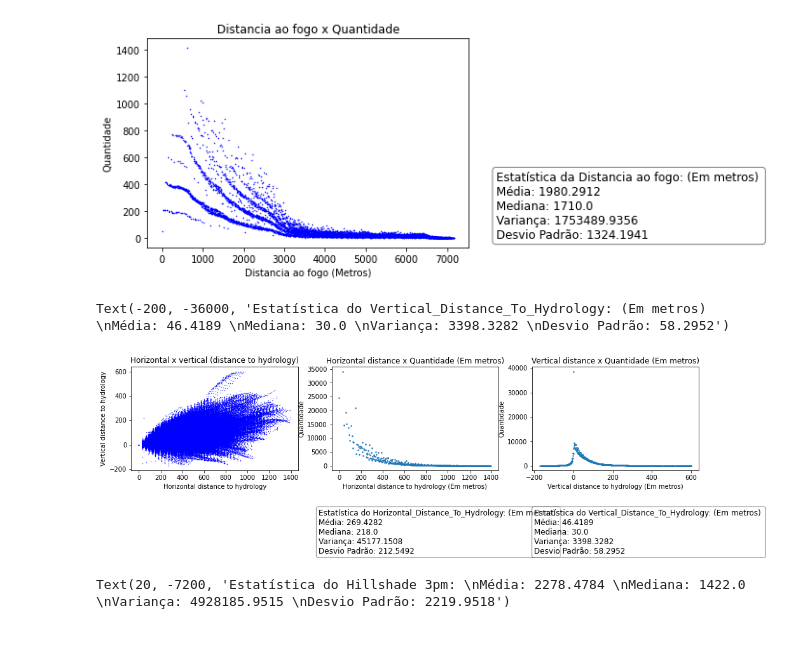
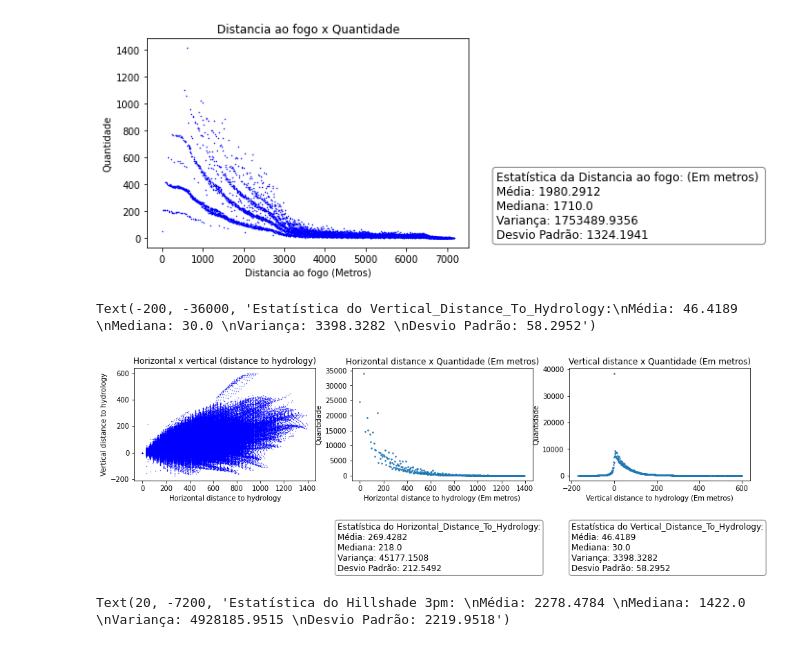
Before and after one commit to elloa-uea/projeto-pratico-3-rna-pp3-team-final, a Jupyter notebook: notebooks/PP3.2 - Conhecendo o Conjunto de Dados.ipynb, the cells around one changed output. Saved outputs shown, nothing was run; the diff lists cells and outputs as text; code cells hidden in the pictures.

```diff
--- a/notebooks/PP3.2 - Conhecendo o Conjunto de Dados.ipynb
+++ b/notebooks/PP3.2 - Conhecendo o Conjunto de Dados.ipynb
@@ -267,12 +267,11 @@ Text(8200, 0, 'Estatística da Distancia ao fogo: (Em metros) \nMédia: 1980.291
 [figure]
 [figure]
 # %%
-# Calculos estatisticos
+# Calculos estatisticos para os atributos Distance_To_Hydrology
 
 # criacao do numpy array para auxiliar o calculo
 HorizontalHidrografia = np.array(df["Horizontal_Distance_To_Hydrology"].values)
 VerticalHidrografia = np.array(df["Vertical_Distance_To_Hydrology"].values)
-
 # Ordenacao dos vetores
 HorizontalHidrografia.sort()
 VerticalHidrografia.sort()
@@ -280,15 +279,12 @@ VerticalHidrografia.sort()
 # Calculo da media
 mediaHorizontalHidrografia = round(np.mean(HorizontalHidrografia), 4)
 mediaVerticalHidrografia = round(np.mean(VerticalHidrografia), 4)
-
 # Calculo do desvio padrao
 desvioHorizontalHidrografia = round(np.std(HorizontalHidrografia), 4)
 desvioVerticalHidrografia = round(np.std(VerticalHidrografia), 4)
-
 # Calculo da variancia
 varianciaHorizontalHidrografia = round(np.var(HorizontalHidrografia), 4)
 varianciaVerticalHidrografia = round(np.var(VerticalHidrografia), 4)
-
 # Calculo da mediana
 medianaHorizontalHidrografia = round(np.median(HorizontalHidrografia), 4)
 medianaVerticalHidrografia = round(np.median(VerticalHidrografia), 4)
@@ -297,22 +293,22 @@ medianaVerticalHidrografia = round(np.median(VerticalHidrografia), 4)
 # Plot dos graficos para o atributo Distance_To_Hydrology (Vertical e Horizontal)
 f_hydro = plt.figure(figsize=(16,3))
 
-# Plot do grafico scatter para a distancia real (horizontal e vertical) para hidrografia
+# criacao dos vetores de distancia horizontal e vertical
 dfHidrografiaX = df["Horizontal_Distance_To_Hydrology"]
 dfHidrografiaY = df["Vertical_Distance_To_Hydrology"]
 
+# Criacao dos subplots
 bx1 = f_hydro.add_subplot(131)
 bx2 = f_hydro.add_subplot(132)
 bx3 = f_hydro.add_subplot(133)
 
-
+# Plot do grafico scatter para a distancia real (horizontal e vertical) para hidrografia
 bx1.set_title("Horizontal x vertical (distance to hydrology)")
 bx1.set_xlabel("Horizontal distance to hydrology")
 bx1.set_ylabel("Vertical distance to hydrology")
 bx1.scatter(dfHidrografiaX, dfHidrografiaY, s=0.1, marker="o", c="blue", label = "Distancia para Hidrografia")
 
 # Plot do grafico para a distancia horizontal para hidrografia
-
 dfHidrografiaH = df.groupby(["Horizontal_Distance_To_Hydrology"]).count()
 dfHidrografiaH = dfHidrografiaH["Elevation"]
 x = dfHidrografiaH.index
@@ -323,42 +319,39 @@ bx2.set_ylabel("Quantidade")
 bx2.plot(x, y,linestyle="", marker="o", markersize="1.5")
 
 # Plot do grafico para a distancia Vertical para hidrografia
-
 dfHidrografiaV = df.groupby(["Vertical_Distance_To_Hydrology"]).count()
 dfHidrografiaV = dfHidrografiaV["Elevation"]
 x = dfHidrografiaV.index
 y = dfHidrografiaV.values
 bx3.set_title("Vertical distance x Quantidade (Em metros)")
 bx3.set_xlabel("Vertical distance to hydrology (Em metros)")
 bx3.set_ylabel("Quantidade")
 bx3.plot(x, y,linestyle="", marker="o", markersize="1.5")
 
-# plt.rcParams["figure.figsize"] = (50, 16)
-
 props = dict(boxstyle='round', facecolor='white', alpha=0.5)
 
-# Plot dA legenda com os dados estatisticos
+# Plot dA legenda com os dados estatisticos de Horizontal_Distance_To_Hydrology
 plt.text(-1300, -36000,
-         "Estatística do Horizontal_Distance_To_Hydrology: (Em metros) \n" +
+         "Estatística do Horizontal_Distance_To_Hydrology:\n" +
          "Média: {} \n".format(mediaHorizontalHidrografia) +
          "Mediana: {} \n".format(medianaHorizontalHidrografia) +
          "Variança: {} \n".format(varianciaHorizontalHidrografia) +
          "Desvio Padrão: {}".format(desvioHorizontalHidrografia),
          bbox=props,
          fontsize = 12)
 
-# Plot dA legenda com os dados estatisticos
+# Plot dA legenda com os dados estatisticos de Vertical_Distance_To_Hydrology
 plt.text(-200, -36000,
-         "Estatística do Vertical_Distance_To_Hydrology: (Em metros) \n" +
+         "Estatística do Vertical_Distance_To_Hydrology:\n" +
          "Média: {} \n".format(mediaVerticalHidrografia) +
          "Mediana: {} \n".format(medianaVerticalHidrografia) +
          "Variança: {} \n".format(varianciaVerticalHidrografia) +
          "Desvio Padrão: {}".format(desvioVerticalHidrografia),
          bbox=props,
          fontsize = 12)
 # %% [output]
-Text(-200, -36000, 'Estatística do Vertical_Distance_To_Hydrology: (Em metros) \nMédia: 46.4189 \nMediana: 30.0 \nVariança: 3398.3282 \nDesvio Padrão: 58.2952')
+Text(-200, -36000, 'Estatística do Vertical_Distance_To_Hydrology:\nMédia: 46.4189 \nMediana: 30.0 \nVariança: 3398.3282 \nDesvio Padrão: 58.2952')
-[figure, old version]
+[figure, new version]
 # %%
 # Style da caixa de texto
 props = dict(boxstyle='round', facecolor='white', alpha=0.5)
```
Also changed, not shown: parts of 3 cells of this notebook.
